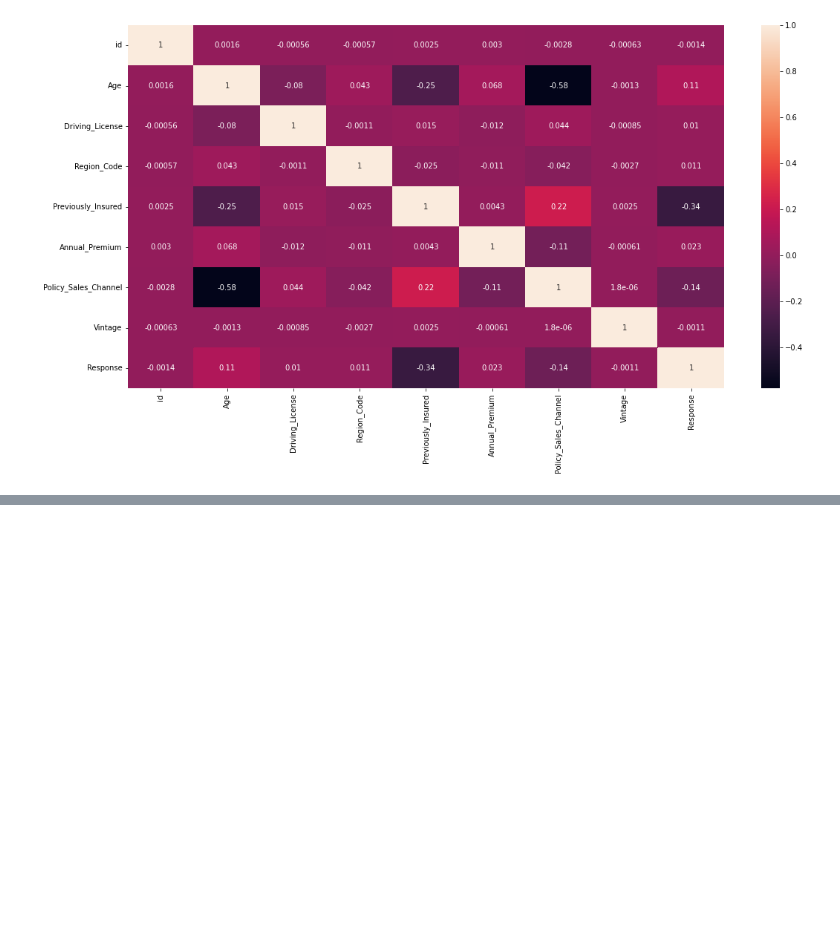
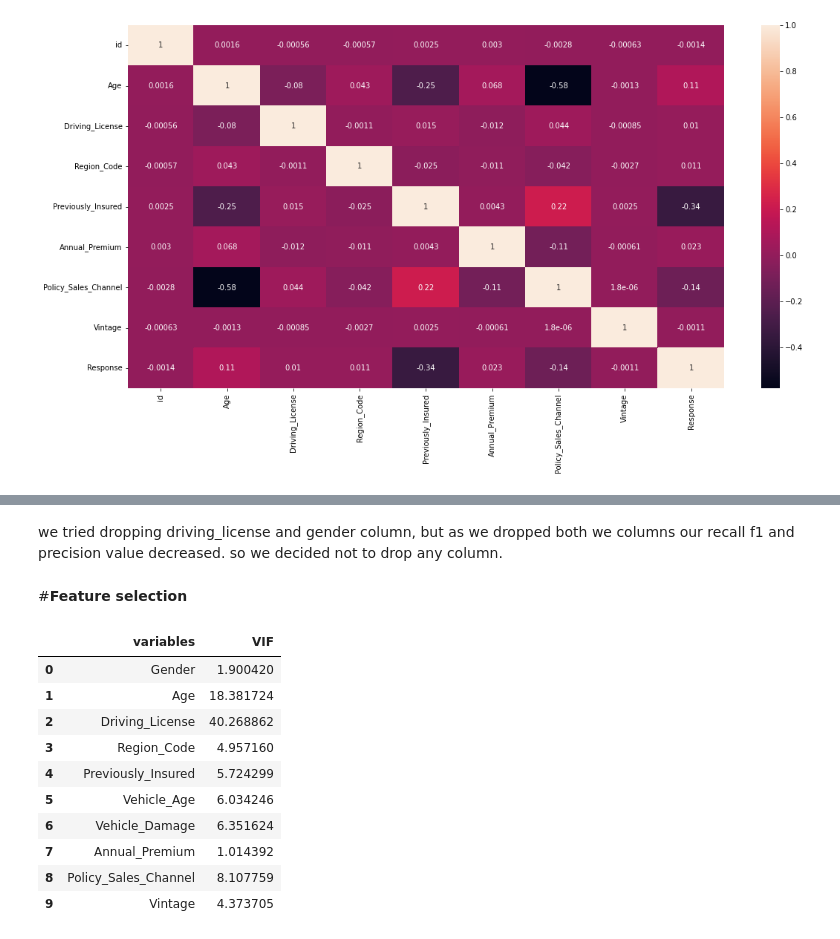
Before and after one commit to Ajinkya-dak/HEALTH-INSURANCE-CROSS-SELL-PREDICTION, a Jupyter notebook: HEALTH_INSURANCE_CROSS_SELL_PREDICTION.ipynb, the cells around one changed output, grey strips where cells are left out. Drawn from its saved outputs; the diff is of its cells as text; code cells hidden in the pictures; blank space fills up the shorter version.

```diff
--- a/HEALTH_INSURANCE_CROSS_SELL_PREDICTION.ipynb
+++ b/HEALTH_INSURANCE_CROSS_SELL_PREDICTION.ipynb
@@ -292,0 +411,28 @@ ax = sns.heatmap(Health_df.corr(),annot=True)
+# %% [markdown]
+we tried dropping driving_license and gender column, but as we dropped both we columns our recall f1 and precision value decreased. so we decided not to drop any column.
+# %% [markdown]
+#**Feature selection**
+# %%
+from statsmodels.stats.outliers_influence import variance_inflation_factor
+def calc_vif(X):
+
+    # Calculating VIF
+    vif = pd.DataFrame()
+    vif["variables"] = X.columns
+    vif["VIF"] = [variance_inflation_factor(X.values, i) for i in range(X.shape[1])]
+
+    return(vif)
+# %%
+calc_vif(Health_df[[i for i in Health_df.describe().columns if i not in ['Response']]])
+# %% [output]
+|  | variables | VIF |
+| 0 | Gender | 1.900420 |
+| 1 | Age | 18.381724 |
+| 2 | Driving_License | 40.268862 |
+| 3 | Region_Code | 4.957160 |
+| 4 | Previously_Insured | 5.724299 |
+| 5 | Vehicle_Age | 6.034246 |
+| 6 | Vehicle_Damage | 6.351624 |
+| 7 | Annual_Premium | 1.014392 |
+| 8 | Policy_Sales_Channel | 8.107759 |
+| 9 | Vintage | 4.373705 |
```
Also changed, not shown: parts of 24 cells of this notebook.
